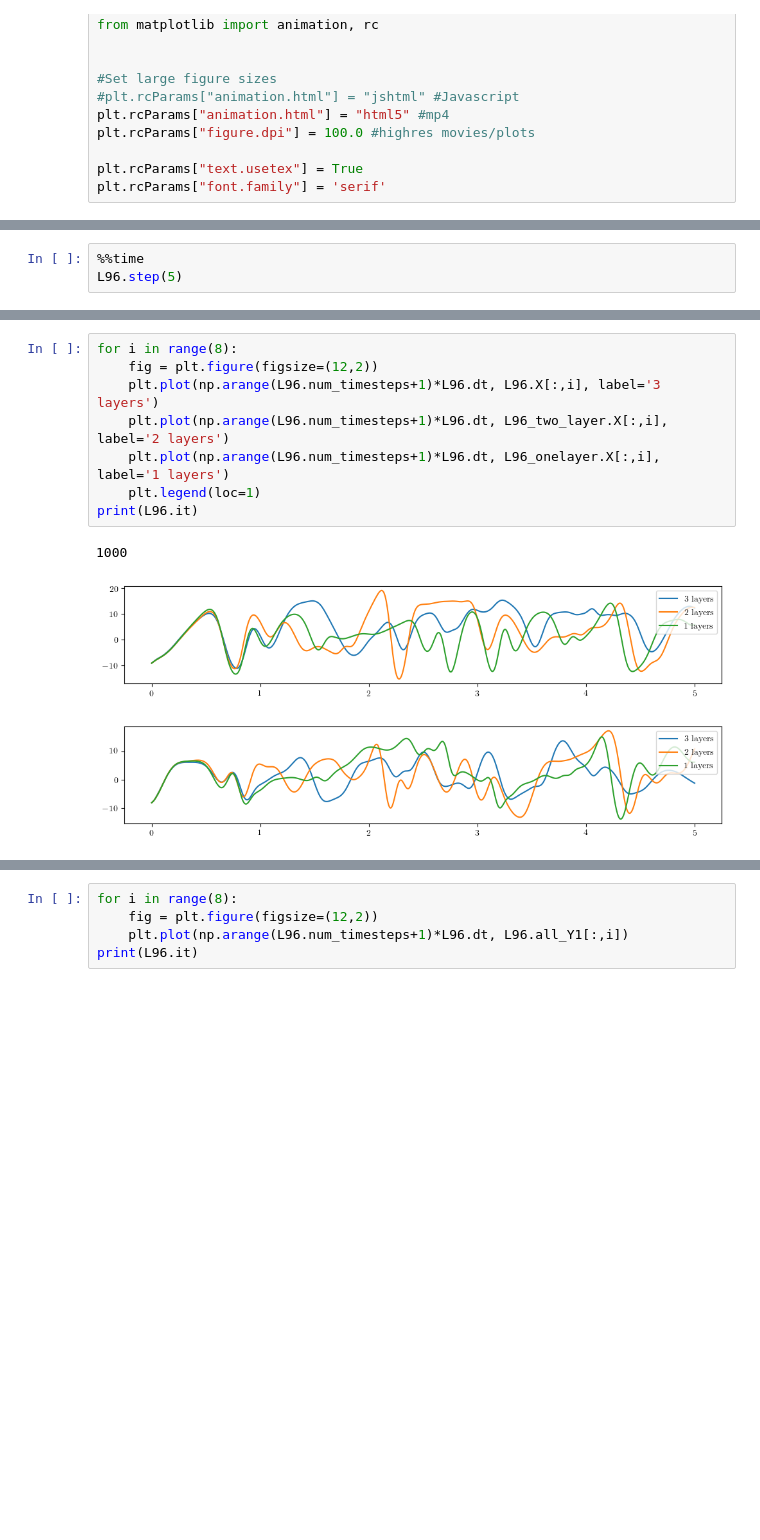
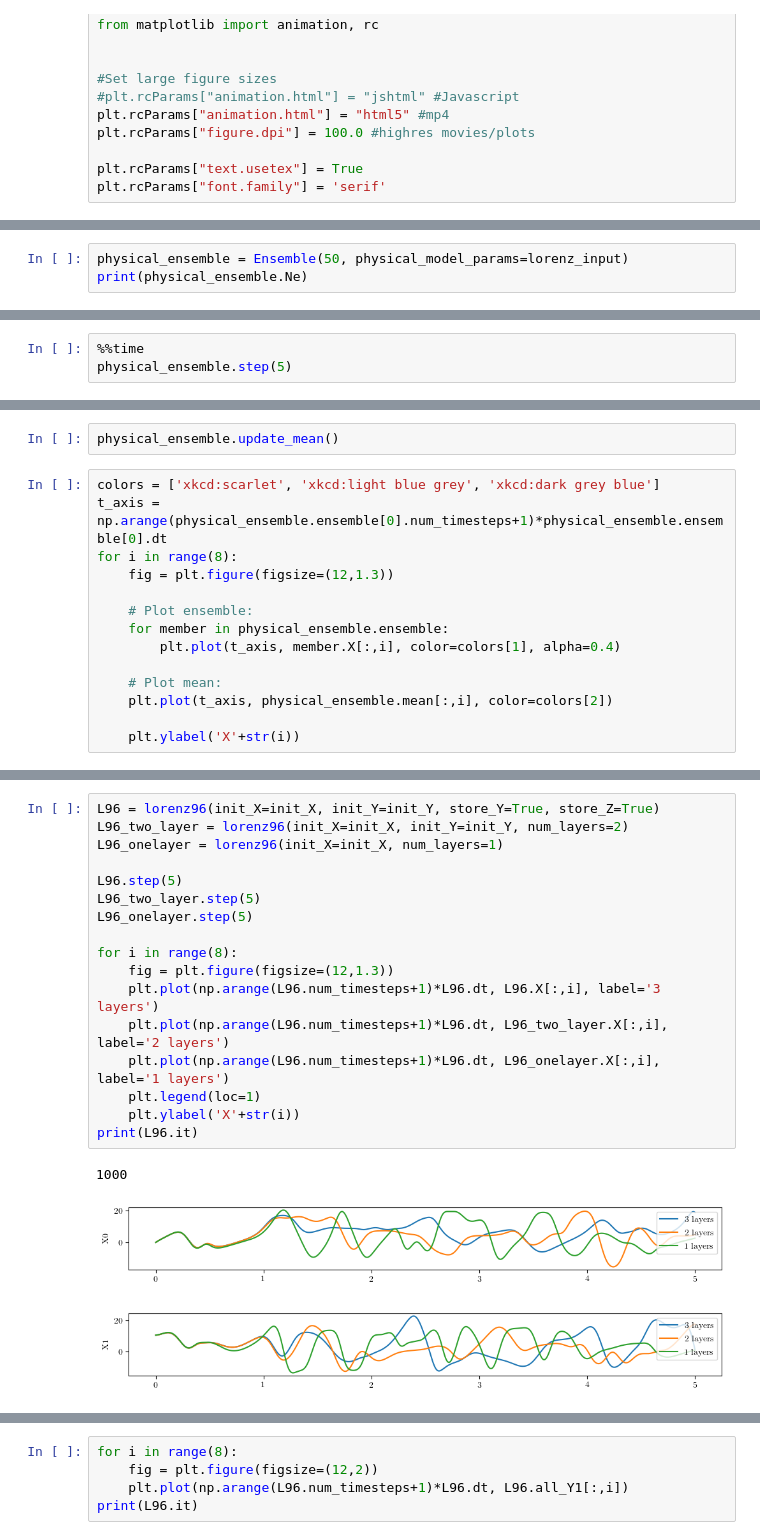
Before and after one commit to havahol/lorenz96, a Jupyter notebook: Lorenz96Model.ipynb, the cells around one changed output, grey strips where cells are left out. Saved outputs shown, nothing was run; the diff lists cells and outputs as text; blank space fills up the shorter version.

Commit message:
Ensemble with random Z values

```diff
--- a/Lorenz96Model.ipynb
+++ b/Lorenz96Model.ipynb
@@ -193,0 +216,3 @@ print(L96.X[0,:])
+# %%
+physical_ensemble = Ensemble(50, physical_model_params=lorenz_input)
+print(physical_ensemble.Ne)
@@ -194,4 +221,4 @@ print(L96.X[0,:])
 # %%
 %%time
-L96.step(5)
+physical_ensemble.step(5)
 # %% [output]
@@ -211,0 +227,16 @@ Wall time: 369 ms
+# %%
+physical_ensemble.update_mean()
+# %%
+colors = ['xkcd:scarlet', 'xkcd:light blue grey', 'xkcd:dark grey blue']
+t_axis = np.arange(physical_ensemble.ensemble[0].num_timesteps+1)*physical_ensemble.ensemble[0].dt
+for i in range(8):
+    fig = plt.figure(figsize=(12,1.3))
+
+    # Plot ensemble:
+    for member in physical_ensemble.ensemble:
+        plt.plot(t_axis, member.X[:,i], color=colors[1], alpha=0.4)
+
+    # Plot mean:
+    plt.plot(t_axis, physical_ensemble.mean[:,i], color=colors[2])
+
+    plt.ylabel('X'+str(i))
@@ -212,12 +254,21 @@ Wall time: 369 ms
 # %%
+L96 = lorenz96(init_X=init_X, init_Y=init_Y, store_Y=True, store_Z=True)
+L96_two_layer = lorenz96(init_X=init_X, init_Y=init_Y, num_layers=2)
+L96_onelayer = lorenz96(init_X=init_X, num_layers=1)
+
+L96.step(5)
+L96_two_layer.step(5)
+L96_onelayer.step(5)
+
 for i in range(8):
-    fig = plt.figure(figsize=(12,2))
+    fig = plt.figure(figsize=(12,1.3))
     plt.plot(np.arange(L96.num_timesteps+1)*L96.dt, L96.X[:,i], label='3 layers')
     plt.plot(np.arange(L96.num_timesteps+1)*L96.dt, L96_two_layer.X[:,i], label='2 layers')
     plt.plot(np.arange(L96.num_timesteps+1)*L96.dt, L96_onelayer.X[:,i], label='1 layers')
     plt.legend(loc=1)
+    plt.ylabel('X'+str(i))
 print(L96.it)
 # %% [output]
 1000
-[figure, old version]
+[figure, new version]
-[figure, old version]
+[figure, new version]
```
Also changed, not shown: parts of 12 cells of this notebook.
